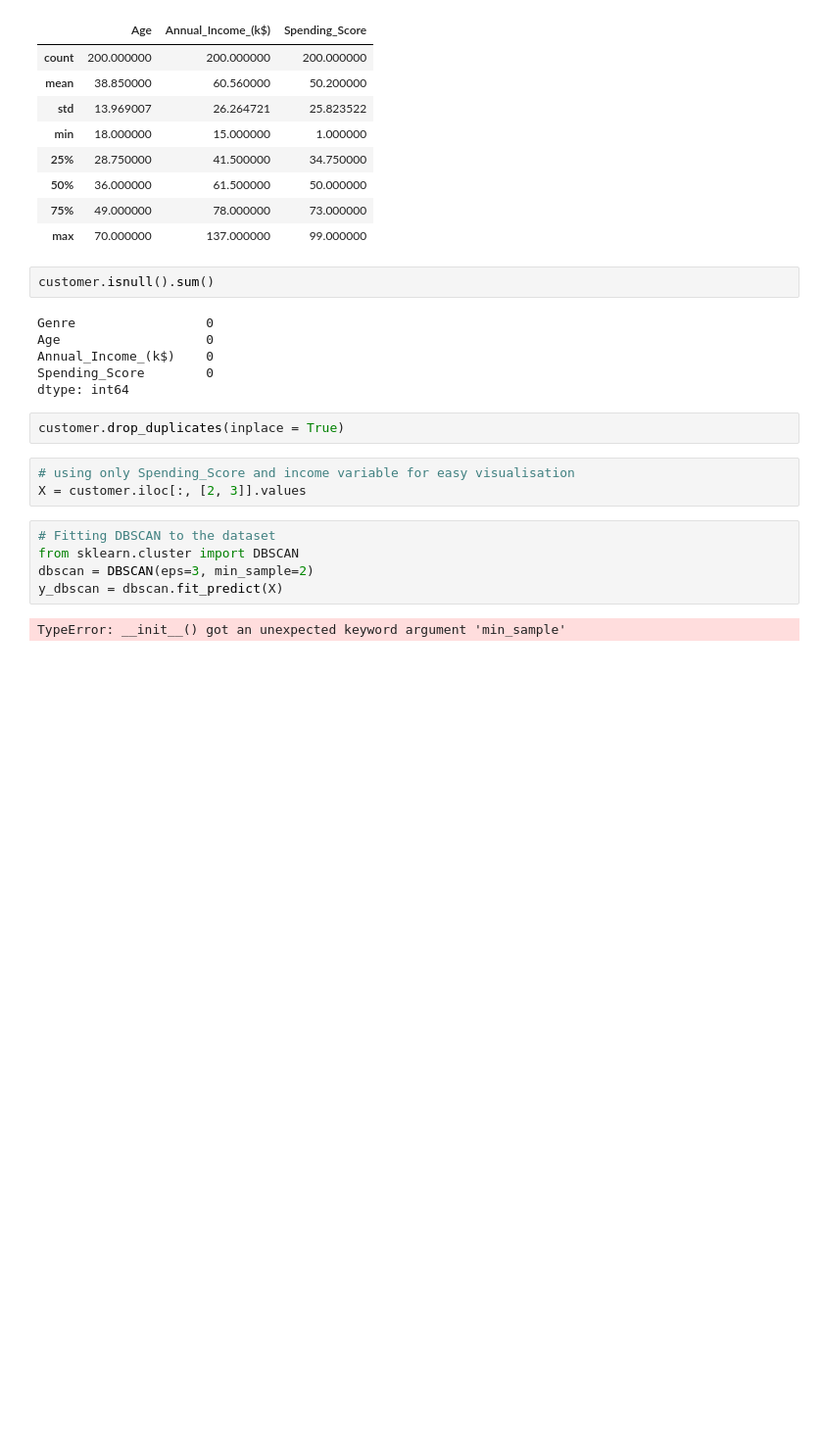
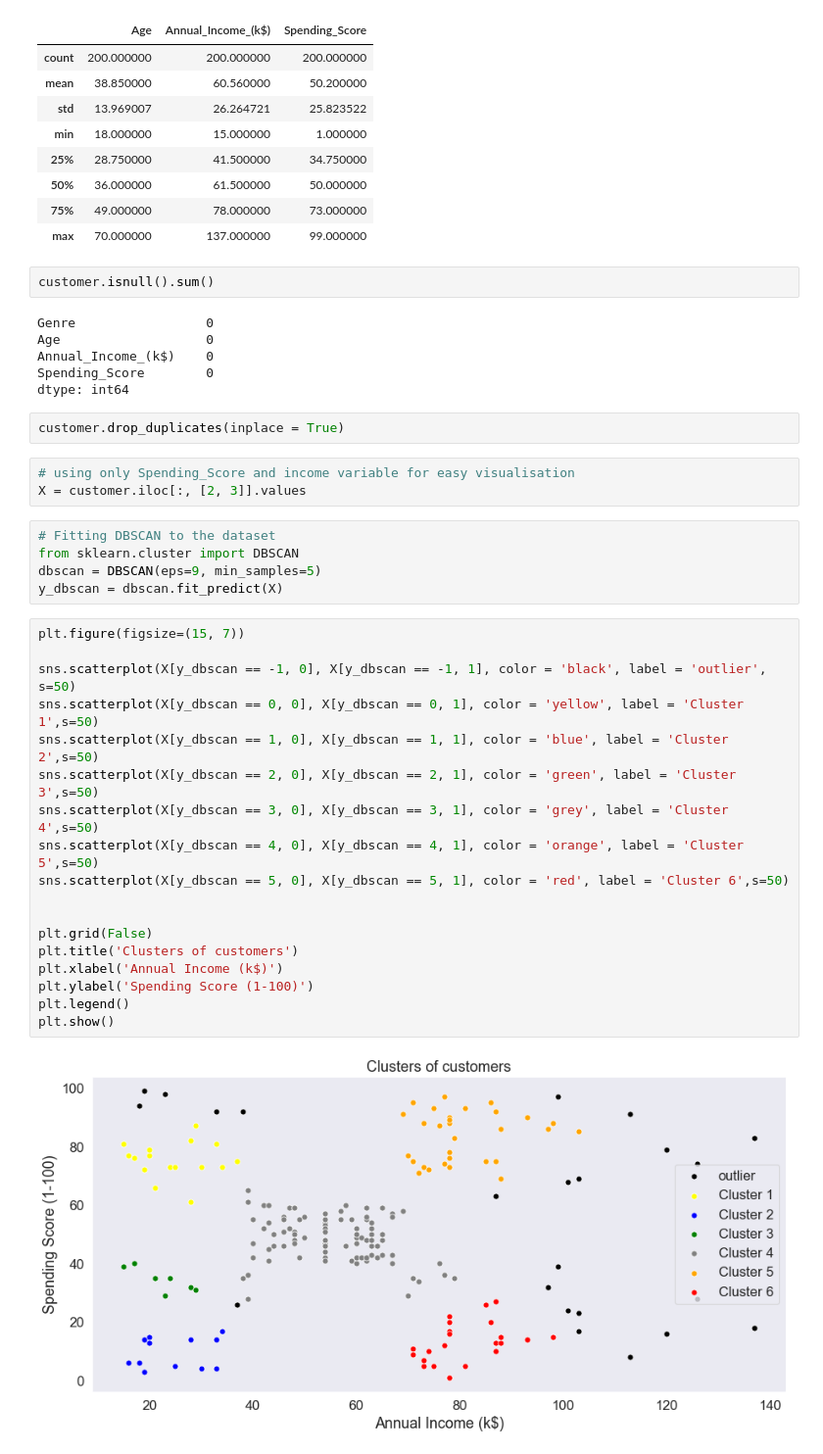
Before and after one commit to Richsea/DataScience, a Jupyter notebook: unsupervised_learning/Mall_Customer(DBSCAN).ipynb, the cells around one changed output. Shown at 98% size. Cells and saved outputs as stored; diff of their text form; blank space fills up the shorter version.

Commit message:
DBSCAN finished

```diff
--- a/unsupervised_learning/Mall_Customer(DBSCAN).ipynb
+++ b/unsupervised_learning/Mall_Customer(DBSCAN).ipynb
@@ -62,7 +62,25 @@ X = customer.iloc[:, [2, 3]].values
 # %%
 # Fitting DBSCAN to the dataset
 from sklearn.cluster import DBSCAN
-dbscan = DBSCAN(eps=3, min_sample=2)
+dbscan = DBSCAN(eps=9, min_samples=5)
 y_dbscan = dbscan.fit_predict(X)
-# %% [output]
-TypeError: __init__() got an unexpected keyword argument 'min_sample'
+# %%
+plt.figure(figsize=(15, 7))
+
+sns.scatterplot(X[y_dbscan == -1, 0], X[y_dbscan == -1, 1], color = 'black', label = 'outlier', s=50)
+sns.scatterplot(X[y_dbscan == 0, 0], X[y_dbscan == 0, 1], color = 'yellow', label = 'Cluster 1',s=50)
+sns.scatterplot(X[y_dbscan == 1, 0], X[y_dbscan == 1, 1], color = 'blue', label = 'Cluster 2',s=50)
+sns.scatterplot(X[y_dbscan == 2, 0], X[y_dbscan == 2, 1], color = 'green', label = 'Cluster 3',s=50)
+sns.scatterplot(X[y_dbscan == 3, 0], X[y_dbscan == 3, 1], color = 'grey', label = 'Cluster 4',s=50)
+sns.scatterplot(X[y_dbscan == 4, 0], X[y_dbscan == 4, 1], color = 'orange', label = 'Cluster 5',s=50)
+sns.scatterplot(X[y_dbscan == 5, 0], X[y_dbscan == 5, 1], color = 'red', label = 'Cluster 6',s=50)
+
+
+plt.grid(False)
+plt.title('Clusters of customers')
+plt.xlabel('Annual Income (k$)')
+plt.ylabel('Spending Score (1-100)')
+plt.legend()
+plt.show()
+# %% [output]
+[figure, added]
```
Also changed, not shown: 1 other file.
